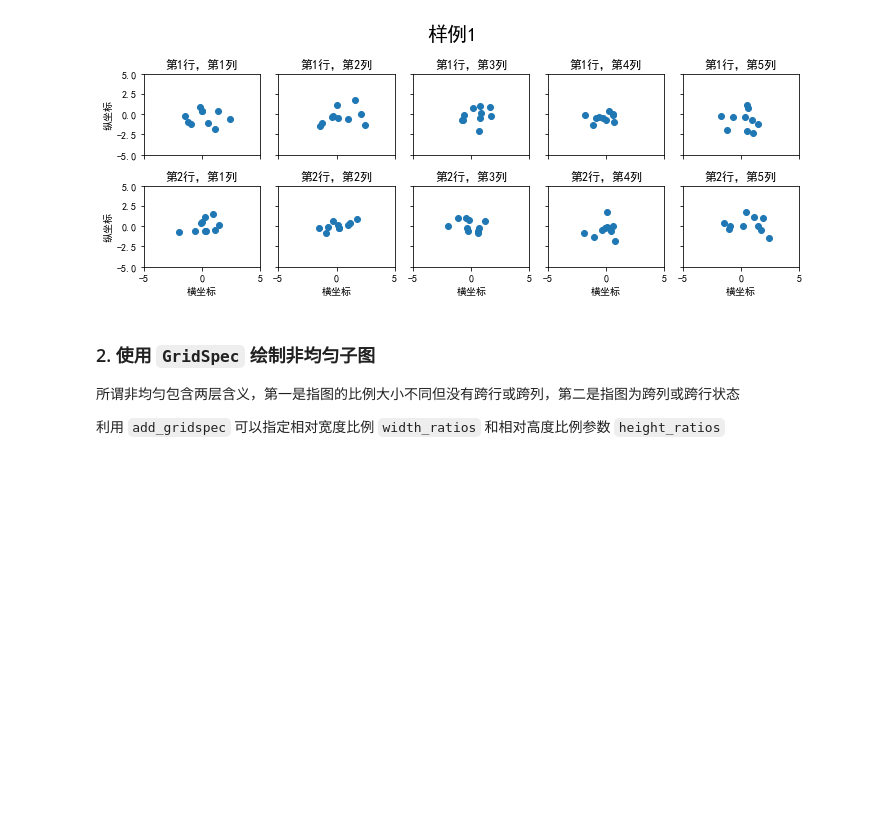
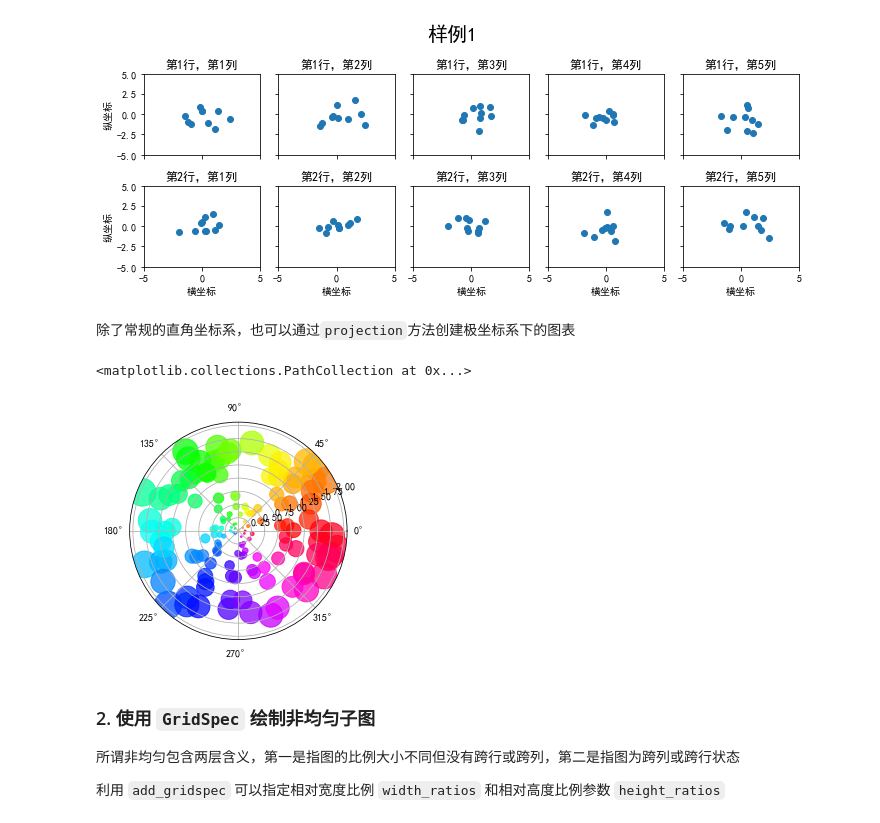
Before and after one commit to datawhalechina/fantastic-matplotlib, a Jupyter notebook: 第三回：布局格式定方圆.ipynb, the cells around one changed output. Saved outputs shown, nothing was run; the diff lists cells and outputs as text; code cells hidden in the pictures; blank space fills up the shorter version.

```diff
--- a/第三回：布局格式定方圆.ipynb
+++ b/第三回：布局格式定方圆.ipynb
@@ -32,6 +32,21 @@ for i in range(2):
 fig.tight_layout()
 # %% [output]
 [figure]
+# %% [markdown]
+除了常规的直角坐标系，也可以通过`projection`方法创建极坐标系下的图表
+# %%
+N = 150
+r = 2 * np.random.rand(N)
+theta = 2 * np.pi * np.random.rand(N)
+area = 200 * r**2
+colors = theta
+
+
+plt.subplot(projection='polar')
+plt.scatter(theta, r, c=colors, s=area, cmap='hsv', alpha=0.75)
+# %% [output]
+<matplotlib.collections.PathCollection at 0x...>
+[figure, added]
 # %% [markdown]
 ### 2. 使用 `GridSpec` 绘制非均匀子图
 
```
